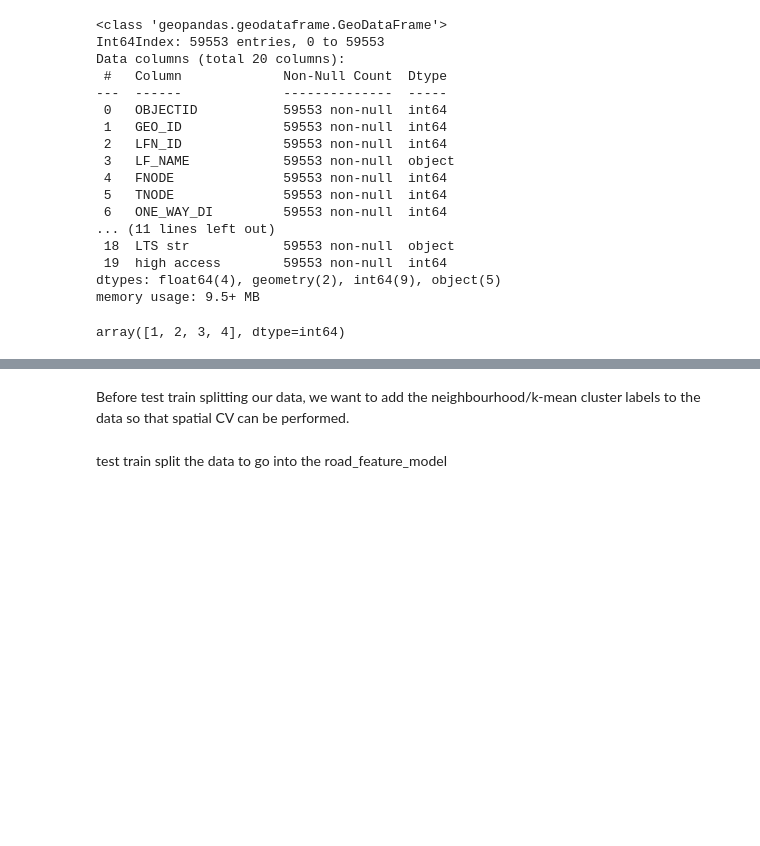
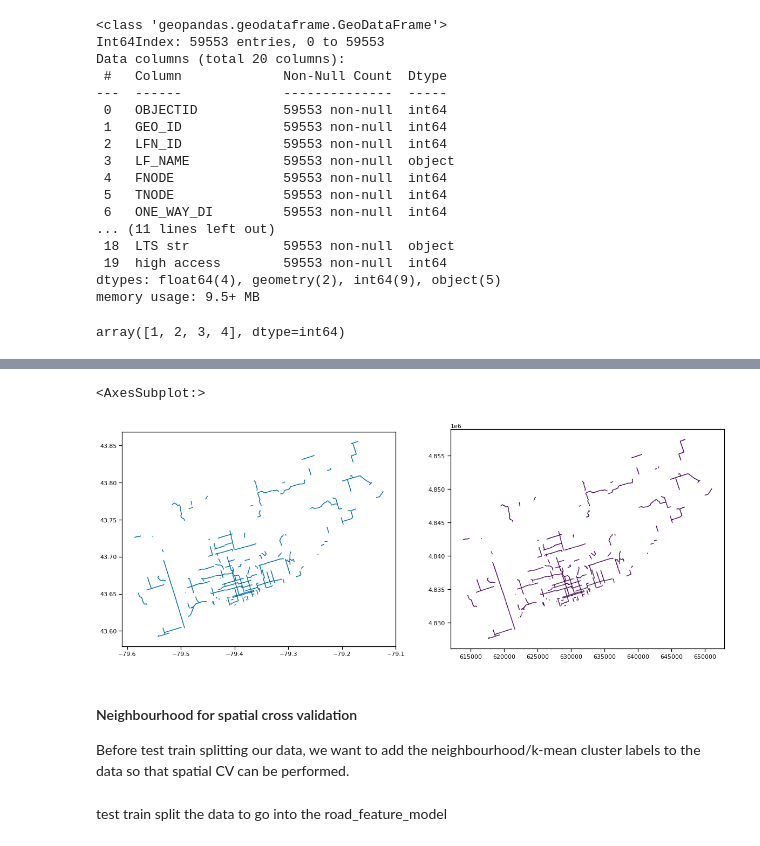
Before and after one commit to KeaganHRankin/Cycle-Classifier, a Jupyter notebook: edanalysis/eda_featuretype.ipynb, the cells around one changed output, grey strips where cells are left out. Saved outputs shown, nothing was run; the diff lists cells and outputs as text; code cells hidden in the pictures; blank space fills up the shorter version.

```diff
--- a/edanalysis/eda_featuretype.ipynb
+++ b/edanalysis/eda_featuretype.ipynb
@@ -176,4 +307,15 @@ centre_merge = centre_merge.rename({'geometry_x':'geometry'}, axis=1)
+# %%
+# Plot bike lanes to ensure the merge worked
+fig, axs = plt.subplots(figsize=(20,12), ncols=2, nrows=1)
+bikelane_gpd.plot(ax = axs[0])
+
+plot_lanes = gpd.GeoDataFrame(centre_merge_m[centre_merge_m['bikelane'] == 1], geometry='geometry')
+plot_lanes.plot(ax=axs[1], column='bikelane')
+# %% [output]
+<AxesSubplot:>
+[figure, added]
 # %% [markdown]
+#### Neighbourhood for spatial cross validation
 Before test train splitting our data, we want to add the neighbourhood/k-mean cluster labels to the data so that spatial CV can be performed.
 # %%
 # Import the neighbourhood data and format it correctly.
```
Also changed, not shown: parts of 19 cells of this notebook.
